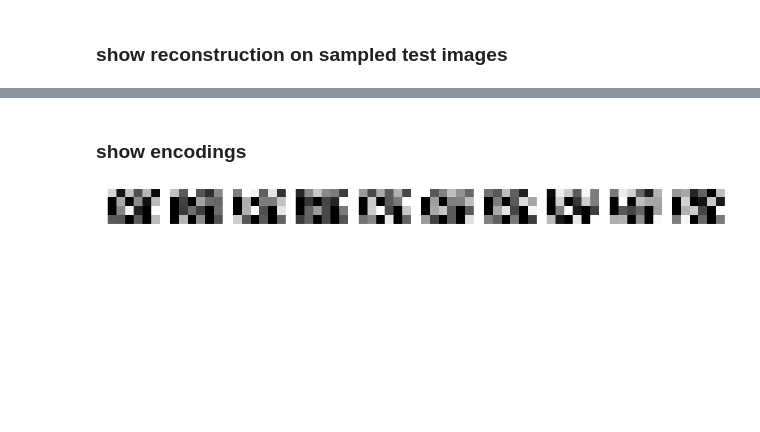
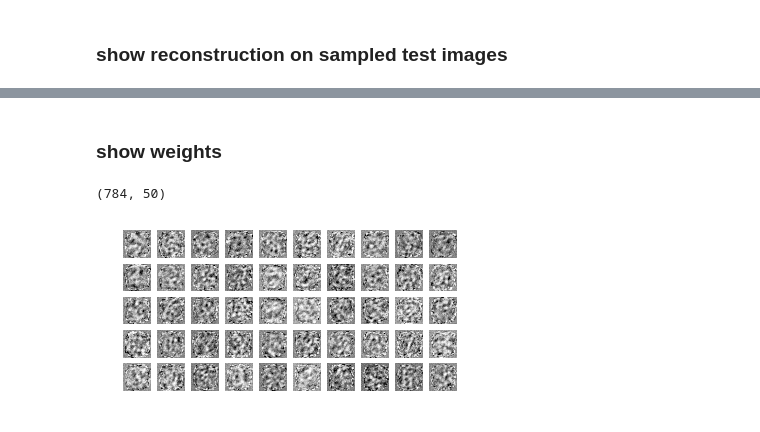
Before and after one commit to rramosp/2020.deeplearning, a Jupyter notebook: U2.01 - Network Architectures - Autoencoders.ipynb, the cells around one changed output, grey strips where cells are left out. Saved outputs shown, nothing was run; the diff lists cells and outputs as text; code cells hidden in the pictures; blank space fills up the shorter version.

```diff
--- a/U2.01 - Network Architectures - Autoencoders.ipynb
+++ b/U2.01 - Network Architectures - Autoencoders.ipynb
@@ -48,18 +49,17 @@ from tensorflow.keras.backend import clear_session
 # %%
-def get_model_A(input_dim, hidden_size, code_size):
-    clear_session()
-    model = Sequential()
-    model.add(Dense(hidden_size, activation='relu', input_dim=input_dim))
-    model.add(Dense(code_size, activation='relu'))
-    model.add(Dense(hidden_size, activation='relu'))
-    model.add(Dense(input_dim, activation='sigmoid'))
+def get_model(input_dim, code_size):
 
-    model.compile(optimizer='adam', loss='mean_squared_error')
-    model.reset_states()
-    return model
+    inputs = Input(shape=input_dim)
+    encoder = Dense(code_size, activation='relu')(inputs)
+    avg_latent_activations = tf.reduce_mean(encoder, axis=0)
+    outputs = Dense(input_dim, activation='sigmoid')(encoder)
+
+    model = Model([inputs], [outputs])
+    model.compile(optimizer='adam', loss='mse')
+    return model, encoder, avg_latent_activations
 # %% [markdown]
 porqué sigmoide en la última capa. qué pasaría si ponemos tanh o linear
 # %%
-model = get_model_A(input_dim=X.shape[1], hidden_size=256, code_size=24)
+model, encoder, avg_latent_activations = get_model(input_dim=X.shape[1], code_size=50)
 model.summary()
 # %% [output]
@@ -82,7 +80,7 @@ _________________________________________________________________
 # %% [markdown]
 try with larger layer, try with more layers
 # %%
-model.fit(X_train, X_train, epochs=100, batch_size=32)
+model.fit(X_train, X_train, epochs=100, batch_size=16)
 # %% [output]
 Train on 1200 samples
 Epoch 1/100
@@ -121,2 +137,2 @@ for i in range(len(X_sample)):
 # %% [markdown]
-### show encodings
+### show weights
@@ -127,8 +139,13 @@ X_sample_encoded = l1_output([X_sample,1.])[0]
+# %%
+w = model.get_weights()
+w[0].shape
+# %% [output]
+(784, 50)
 # %%
-plt.figure(figsize=(20,2))
-for i in range(len(X_sample)):
-    plt.subplot(1,len(X_sample),i+1)
-    plt.imshow(X_sample_encoded[i].reshape(4,-1), cmap=plt.cm.Greys_r)
+plt.figure(figsize=(6,6))
+for k,i in enumerate(np.random.permutation(w[0].shape[1])[:100]):
+    plt.subplot(10,10,k+1)
+    plt.imshow(w[0][:,i].reshape(28,28), cmap=plt.cm.Greys_r)
     plt.axis("off")
 # %% [output]
-[figure, old version]
+[figure, new version]
```
Also changed, not shown: parts of 32 cells of this notebook.
